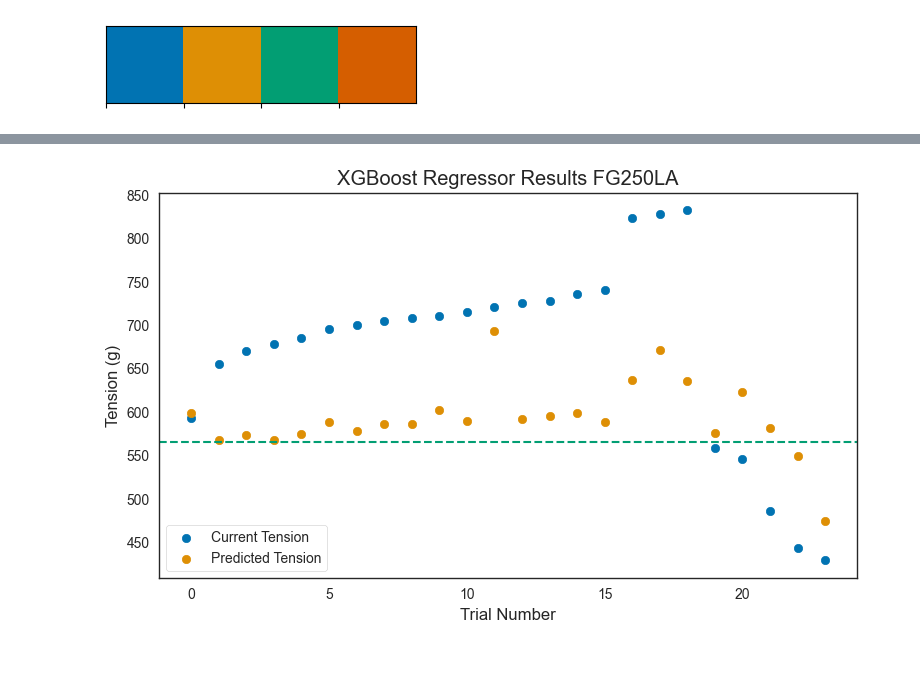
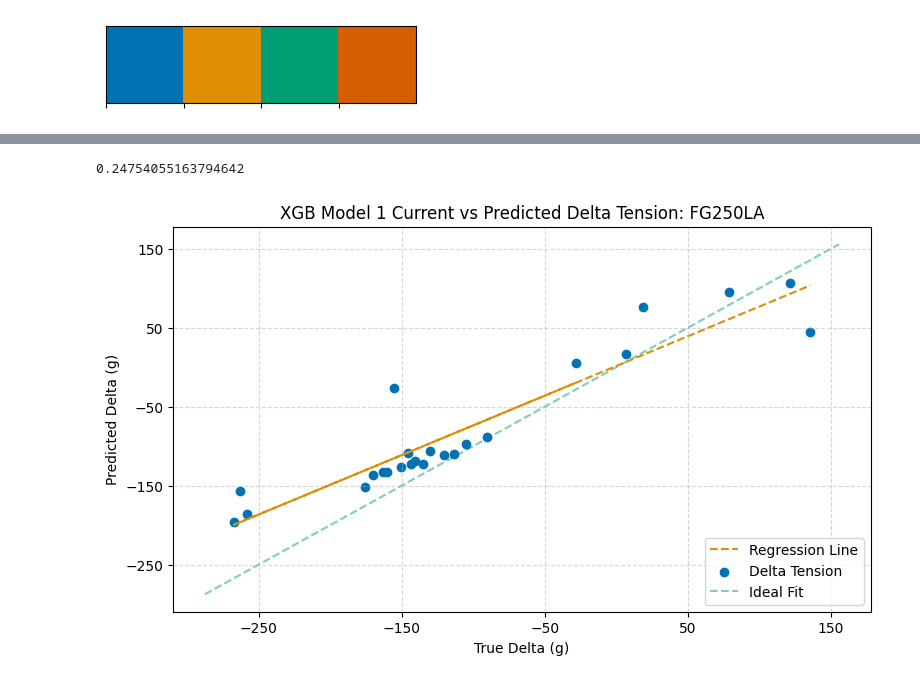
Before and after one commit to c-lombardi23/FOCAL, a Jupyter notebook: notebooks/Abalation_Study.ipynb, the cells around one changed output, grey strips where cells are left out. Cells and saved outputs as stored; diff of their text form; code cells hidden in the pictures.

```diff
--- a/notebooks/Abalation_Study.ipynb
+++ b/notebooks/Abalation_Study.ipynb
@@ -153,7 +207,8 @@ plot_regressor(mlp_df1, "MLP Regressor 1 Results FG250LA", "mlp_regressor_1")
 # %%
 csv_path = "C:\\Users\\clombardi\\FG250LA_1\\Individual_Trials\\xgb1_performance.csv"
 df = pd.read_csv(csv_path)
-# %%
-plot_regressor(df, "XGBoost Regressor Results FG250LA", "xgb_1")
-# %% [output]
-[figure, removed]
+# %%
+plot_deltas(df, "XGB Model 1 Current vs Predicted Delta Tension: FG250LA", "current_vs_predicted_delta_xgb_FG250LA")
+# %% [output]
+0.24754055163794642
+[figure, added]
```
Also changed, not shown: parts of 29 cells of this notebook, 1 other file.
